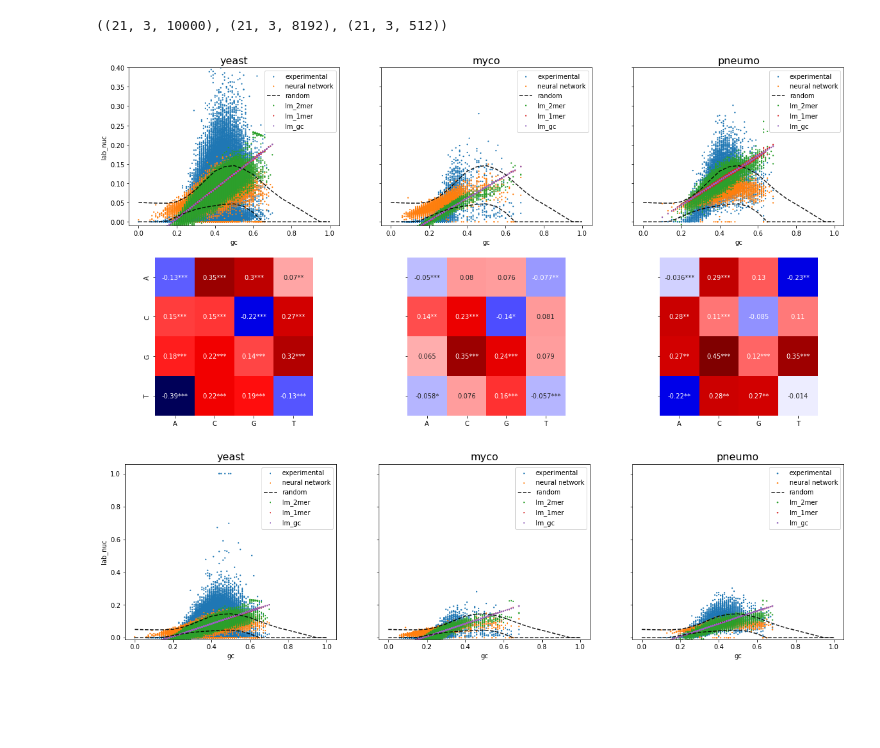
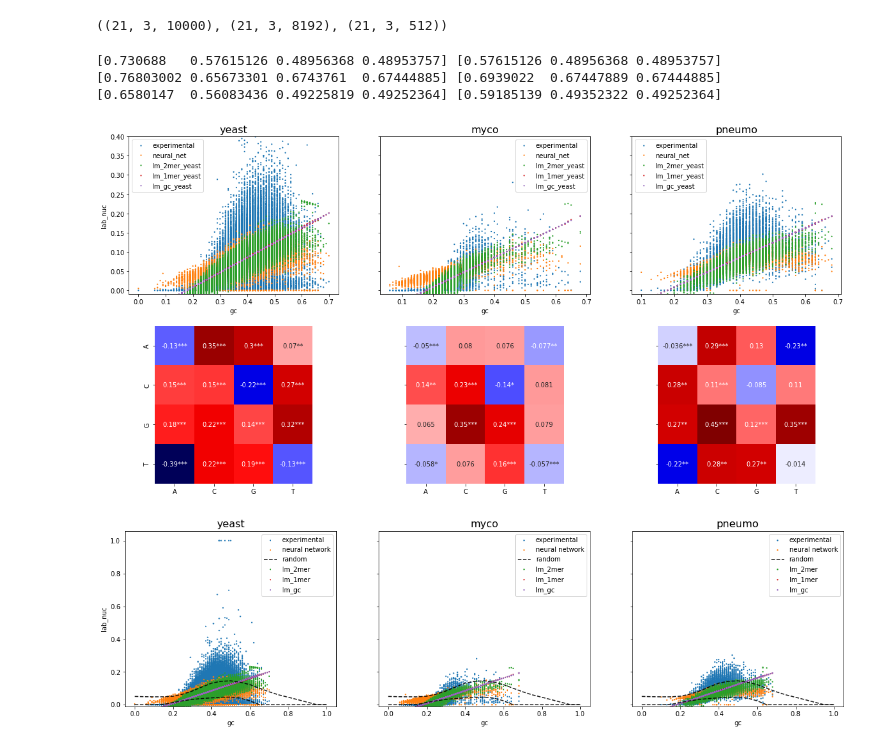
Before and after one commit to Alexwestbrook/mnhn-internship_DeepCNN_ChIP-seq, a Jupyter notebook: Generating_sequences.ipynb, the cells around one changed output. Drawn from its saved outputs; the diff is of its cells as text; code cells hidden in the pictures; blank space fills up the shorter version.

Commit message:
improved kmer analysis functions to allow several binsizes, made simpler code for plots

```diff
--- a/Generating_sequences.ipynb
+++ b/Generating_sequences.ipynb
@@ -1296,3 +1327,9 @@ window_yeast
 | 122768 | 0.36 | 0.069834 | 0.032708 | 0.067657 | 0.0 | 0.000000 | 0.000000 |
 | 122769 | 0.44 | 0.022483 | 0.011315 | 0.059311 | 0.0 | 0.000000 | 0.000000 |
 122770 rows × 7 columns
+# %%
+binsizes = [100]
+window_yeast, _, window_kmers_yeast, models_yeast = kmer_analysis_wrapper(one_hots_yeast, signals, binsizes, 'yeast')
+window_myco, _, window_kmers_myco, models_myco = kmer_analysis_wrapper(one_hot_myco, signals, binsizes, 'myco', ref_models={'yeast': models_yeast})
+window_pneu, _, window_kmers_pneu, models_pneu = kmer_analysis_wrapper(one_hot_pneu, signals, binsizes, 'pneu', ref_models={'yeast': models_yeast})
+window_yeast
@@ -1312,70 +1398,55 @@ preds_nuc_rand.shape, preds_coh_rand.shape, preds_pol_rand.shape
 # %%
 annot = 'lab_nuc'
 stars_thres = np.array([0.05, 1e-2, 1e-3, -1]).reshape(1, -1)
 fig, axes = plt.subplots(2, 3, sharey='row', figsize=(20, 10), facecolor='w')
 if annot == 'lab_nuc':
     rand_preds = preds_nuc_rand.reshape(n_gcs, -1)
 elif annot == 'lab_coh':
     rand_preds = preds_coh_rand.reshape(n_gcs, -1)
 elif annot == 'lab_pol':
     rand_preds = preds_pol_rand.reshape(n_gcs, -1)
 else:
     raise ValueError(f"annot can't be {annot}")
 qmin, qmax = np.quantile(rand_preds, [0.05, 0.95], axis=1)
 titles = ['yeast', 'myco', 'pneumo']
 for j, title in enumerate(titles):
     axes[0, j].set_title(title, fontsize=16)
-r2s = {}
-models = []
-for j, (window_df, window_2mer, window_1mer) in enumerate([(window_yeast, window_2mer_yeast, window_1mer_yeast),
-                                                           (window_myco, window_2mer_myco, window_1mer_myco),
-                                                           (window_pneu, window_2mer_pneu, window_1mer_pneu)]):
+for j, (window_df, models) in enumerate(zip([window_yeast, window_myco, window_pneu], [models_yeast, models_myco, models_pneu])):
+    modsuf = ''
+    if j > 0:
+        modsuf = '_mod_yeast'
     sns.scatterplot(ax=axes[0, j], data=window_df, x='gc', y=annot, ec=None, s=5, label='experimental')
-    sns.scatterplot(ax=axes[0, j], data=window_df, x='gc', y=f'pred_{annot[-3:]}', ec=None, s=5, label='neural network')
-    r2_nn = pearsonr(window_df[annot].to_numpy(), window_df[f'pred_{annot[-3:]}'].to_numpy())[0]**2
-    axes[0, j].plot(all_gcs, qmin, color='k', linestyle='--', alpha=0.9, label='random')
-    axes[0, j].plot(all_gcs, qmax, color='k', linestyle='--', alpha=0.9)
-    axes[0, j].legend().set_title('')
-
-    # Avec les 2mer
-    mod = sm.OLS(window_df[annot].to_numpy(), window_2mer.T.to_numpy() / 99)
-    res = mod.fit()
-    if j == 0:
-        models.append(res)
-    r2_2mer = pearsonr(window_df[annot].to_numpy(), res.predict(window_2mer.T.to_numpy() / 99))[0]**2
-    window_df[f'sm_{annot}'] = res.predict(window_2mer.T.to_numpy() / 99)
-    sns.scatterplot(ax=axes[0, j], data=window_df, x='gc', y=f'sm_{annot}', ec=None, s=5, label='lm_2mer')
+    sns.scatterplot(ax=axes[0, j], data=window_df, x='gc', y=f'pred_{annot[-3:]}', ec=None, s=5, label='neural_net')
+    sns.scatterplot(ax=axes[0, j], data=window_df, x='gc', y=f'lm_2mer_{annot}{modsuf}', ec=None, s=5, label='lm_2mer_yeast')
+    sns.scatterplot(ax=axes[0, j], data=window_df, x='gc', y=f'lm_1mer_{annot}{modsuf}', ec=None, s=5, label='lm_1mer_yeast')
+    sns.scatterplot(ax=axes[0, j], data=window_df, x='gc', y=f'lm_gc_{annot}{modsuf}', ec=None, s=5, label='lm_gc_yeast')
 
     stars_thres = np.array([0.05, 1e-2, 1e-3, -1]).reshape(1, -1)
-    stars = np.argmax(res.pvalues.reshape(4, 4, 1) > stars_thres, axis=2).ravel()
-    annotation = np.array([f"{format(v, '.2g')}" + "*"*s for v, s in zip(res.params, stars)]).reshape(4, 4)
-    sns.heatmap(pd.DataFrame(res.params.reshape(4, 4), index=list('ACGT'), columns=list('ACGT')),
+    model = models[f'lm_2mer_{annot}']
+    stars = np.argmax(model.pvalues.to_numpy().reshape(4, 4, 1) > stars_thres, axis=2).ravel()
+    annotation = np.array([f"{format(v, '.2g')}" + "*"*s for v, s in zip(model.params, stars)]).reshape(4, 4)
+    sns.heatmap(pd.DataFrame(model.params.to_numpy().reshape(4, 4), index=list('ACGT'), columns=list('ACGT')),
                 ax=axes[1, j], annot=annotation, fmt='', cmap='seismic', center=0, vmax=0.4, cbar=False, square=True)
 
-    # Avec les nucléotides
-    mod = sm.OLS(window_df[annot].to_numpy(), window_1mer.T.to_numpy() / 100)
-    res = mod.fit()
-    if j == 0:
-        models.append(res)
-    r2_1mer = pearsonr(window_df[annot].to_numpy(), res.predict(window_1mer.T.to_numpy() / 100))[0]**2
-    window_df[f'sm_{annot}'] = res.predict(window_1mer.T.to_numpy() / 100)
-    sns.scatterplot(ax=axes[0, j], data=window_df, x='gc', y=f'sm_{annot}', ec=None, s=5, label='lm_1mer')
-
-    # Avec le gc_content
-    mod = sm.OLS(window_df[annot].to_numpy(), sm.tools.add_constant(window_df['gc'].to_numpy()))
-    res = mod.fit()
-    if j == 0:
-        models.append(res)
-    r2_gc = pearsonr(window_df[annot].to_numpy(), res.predict(sm.tools.add_constant(window_df['gc'].to_numpy())))[0]**2
-    window_df[f'sm_{annot}'] = res.predict(sm.tools.add_constant(window_df['gc'].to_numpy()))
-    sns.scatterplot(ax=axes[0, j], data=window_df, x='gc', y=f'sm_{annot}', ec=None, s=5, label='lm_gc')
-
-    r2s[titles[j]] =  [r2_gc, r2_1mer, r2_2mer, r2_nn]
+    print(utils.lineWiseCorrcoef(window_df.loc[:, [f'pred_{annot[-3:]}',
+                                                   f'lm_2mer_{annot}{modsuf}',
+                                                   f'lm_1mer_{annot}{modsuf}',
+                                                   f'lm_gc_{annot}{modsuf}']
+                                               ].T.to_numpy(),
+                                 window_df[annot].to_numpy()),
+          utils.lineWiseCorrcoef(window_df.loc[:, [f'lm_2mer_{annot}',
+                                                   f'lm_1mer_{annot}',
+                                                   f'lm_gc_{annot}']
+                                               ].T.to_numpy(),
+                                 window_df[annot].to_numpy()))
     axes[0, j].set_ylim(bottom=-0.01)
 if annot == 'lab_nuc':
     axes[0, 1].set_ylim(top=0.4)
 # %% [output]
+[0.730688   0.57615126 0.48956368 0.48953757] [0.57615126 0.48956368 0.48953757]
+[0.76803002 0.65673301 0.6743761  0.67444885] [0.6939022  0.67447889 0.67444885]
+[0.6580147  0.56083436 0.49225819 0.49252364] [0.59185139 0.49352322 0.49252364]
-[figure, old version]
+[figure, new version]
 # %%
 k = 2
 fig, axes = plt.subplots(1, 3, sharey='row', figsize=(20, 5), facecolor='w')
```
Also changed, not shown: parts of 4 cells of this notebook.
